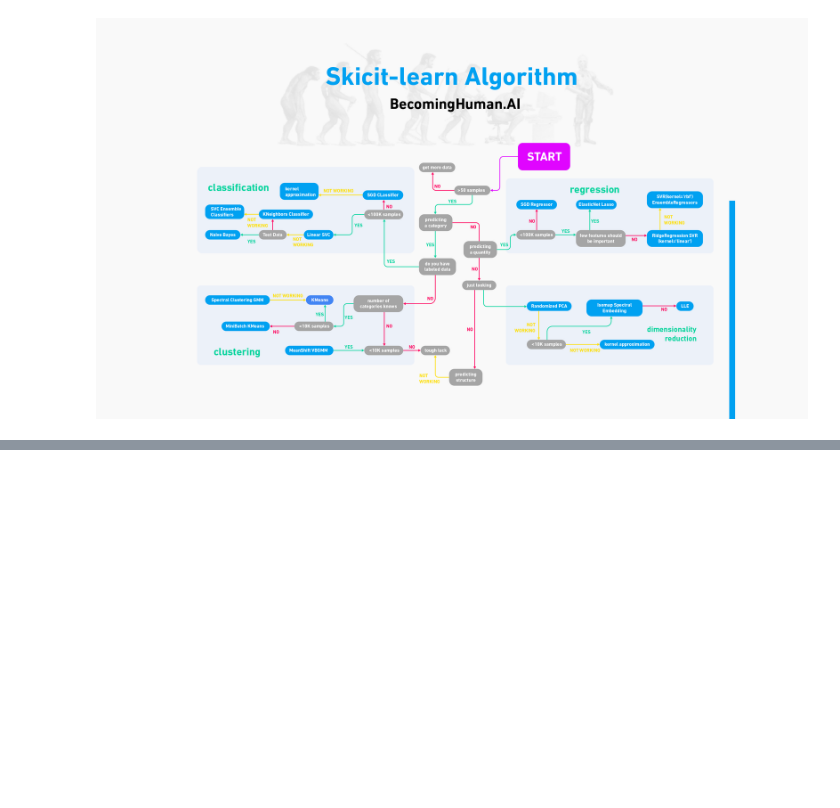
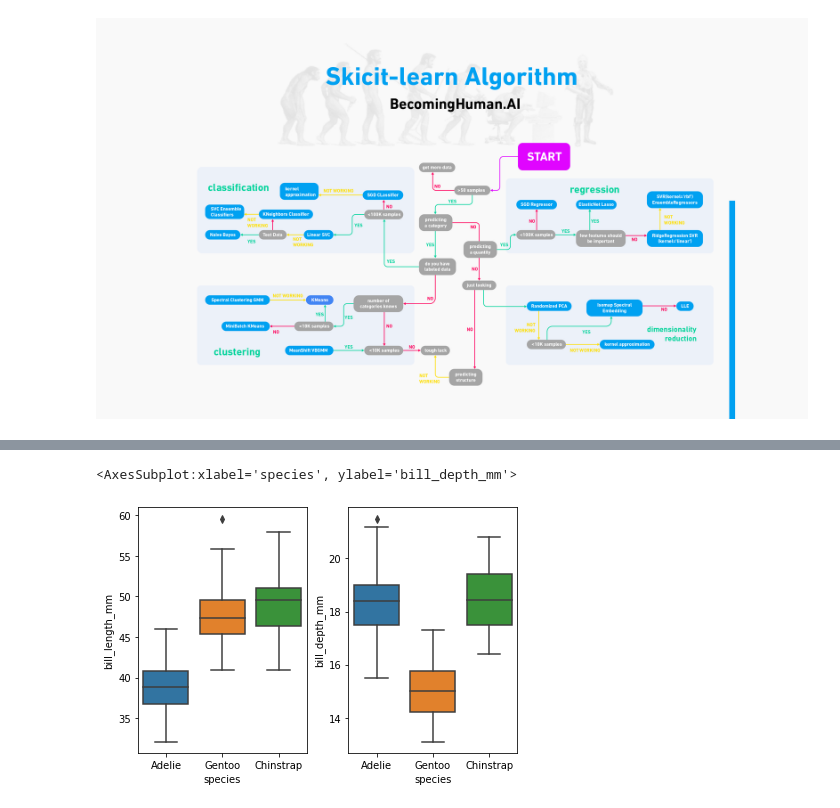
Before and after one commit to mobm65/ML-S, a Jupyter notebook: Scikit-Learn Jupyter Notebook.ipynb, the cells around one changed output, grey strips where cells are left out. Drawn from its saved outputs; the diff is of its cells as text; code cells hidden in the pictures; blank space fills up the shorter version.

```diff
--- a/Scikit-Learn Jupyter Notebook.ipynb
+++ b/Scikit-Learn Jupyter Notebook.ipynb
@@ -42,0 +128,10 @@ dataset.head()
+# %%
+# Exploring the data, bill length and depth by species
+fig,axs = plt.subplots(ncols = 2)
+fig.tight_layout()
+
+sns.boxplot(y= 'bill_length_mm', x = 'species', data = dataset, ax= axs[0])
+sns.boxplot(y= 'bill_depth_mm', x = 'species', data = dataset, ax= axs[1])
+# %% [output]
+<AxesSubplot:xlabel='species', ylabel='bill_depth_mm'>
+[figure, added]
```
Also changed, not shown: parts of 25 cells of this notebook.
